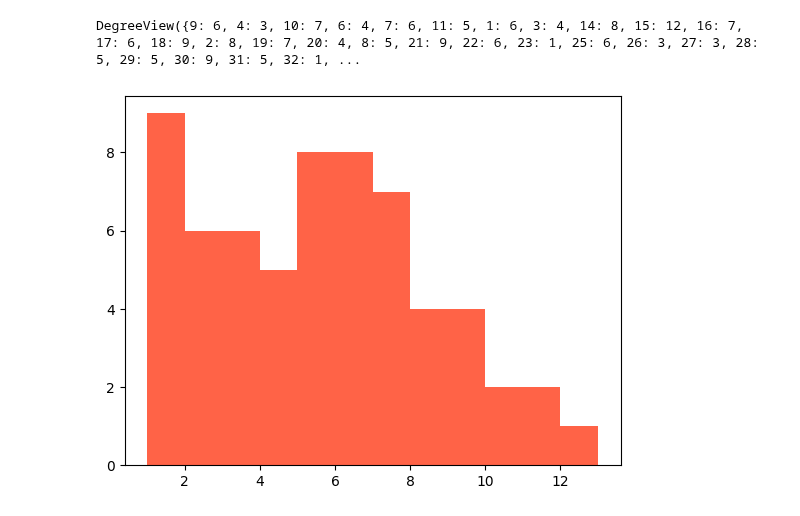
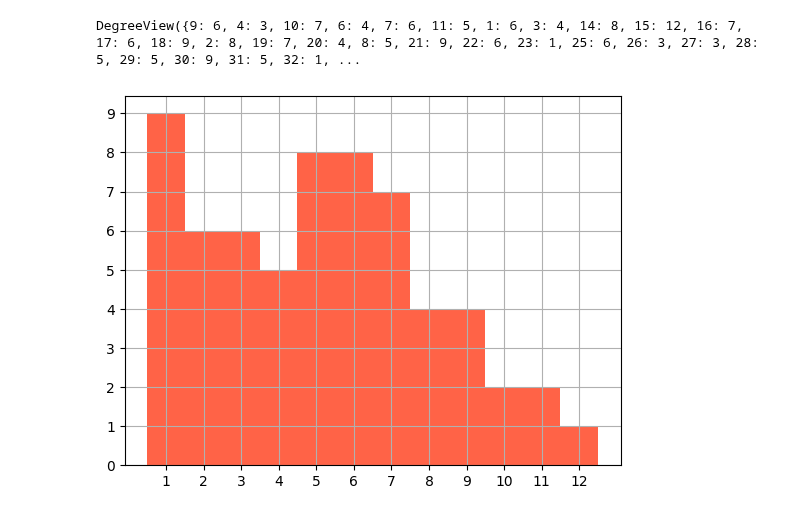
Before and after one commit to Filippo-Corti/SocialMediaMining, a Jupyter notebook: Lab05/dolphins/dolphins.ipynb, the cells around one changed output. Cells and saved outputs as stored; diff of their text form; code cells hidden in the pictures.

Commit message:
improved dolphins graph

```diff
--- a/Lab05/dolphins/dolphins.ipynb
+++ b/Lab05/dolphins/dolphins.ipynb
@@ -89,15 +89,18 @@ DegreeView({9: 6, 4: 3, 10: 7, 6: 4, 7: 6, 11: 5, 1: 6, 3: 4, 14: 8, 15: 12, 16:
 # %%
 import numpy as np
 import matplotlib.pyplot as plt
 
 degrees = list(dict(G.degree()).values())
 
 counts, bins = np.histogram(
     degrees,
     bins=np.arange(min(degrees),max(degrees)+2)
 )
 
 plt.hist(bins[:-1], bins, weights=counts, color = 'tomato')
+plt.xticks([x+0.5 for x in range(1,max(degrees)+1)],range(1,max(degrees)+1))
+plt.yticks(range(10))
+plt.grid(True)
 plt.show()
 # %% [output]
-[figure, old version]
+[figure, new version]
```
